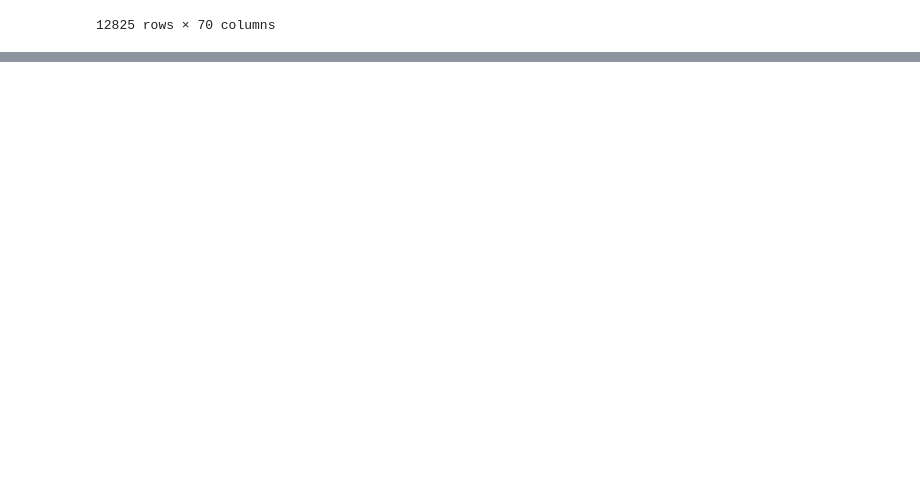
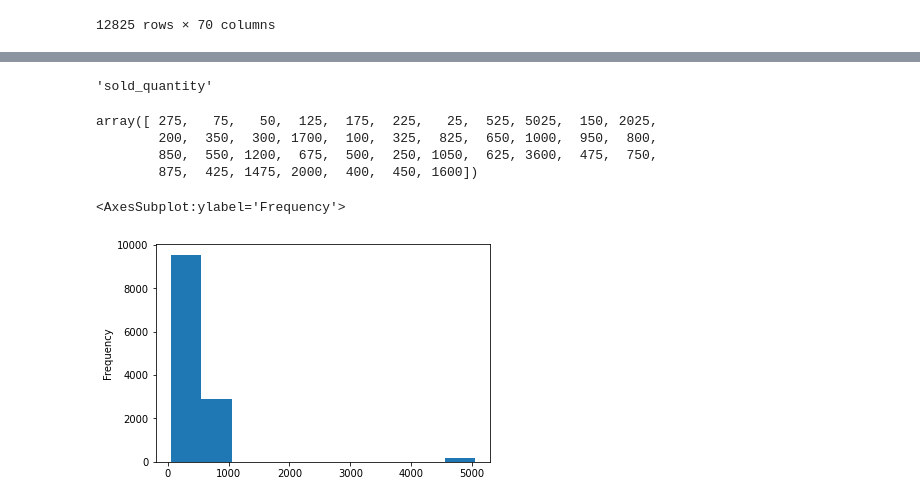
Before and after one commit to jacosta13/descuentos-MELI, a Jupyter notebook: Modelo.ipynb, the cells around one changed output, grey strips where cells are left out. Drawn from its saved outputs; the diff is of its cells as text; code cells hidden in the pictures; blank space fills up the shorter version.

```diff
--- a/Modelo.ipynb
+++ b/Modelo.ipynb
@@ -105,0 +607,4 @@ df_tot.to_csv("Data_Modelo/data_set.csv", index=False)
+# %%
+df["seller_address_country_name"] = df["seller_address_country_name"].map(
+    lambda x : x if x == "Colombia" else "Extranjero"
+)
@@ -105,0 +631,35 @@ df_tot.to_csv("Data_Modelo/data_set.csv", index=False)
+# %%
+cols_categoricas = [
+    "available_quantity",
+    "address_state_name",
+    "shipping_mode",
+    "shipping_logistic_type",
+    "seller_address_country_name",
+    "seller_address_state_name",
+    "ITEM_CONDITION"
+]
+
+var_respuesta = "sold_quantity"
+
+cols_numericas = [
+    "price",
+     "sold_quantity",
+    "order_backend",
+    "installments_quantity",
+    "installments_amount",
+    "shipping_free_shipping",
+    "NUM_ATTRIBUTEs",
+    "num_tags",
+    "best_seller_candidate",
+    "loyalty_discount_eligible",
+    "good_quality_picture",
+    "tiene_descuento",
+    "MODEL_bool",
+    "BRAND_bool",
+    "num_words_tittle",
+    "num_ints_tittle",
+    "num_letters_tittle"
+]
+# %%
+for col in cols_categoricas:
+    df[col] = df[col].astype(object)
@@ -105,0 +693,20 @@ df_tot.to_csv("Data_Modelo/data_set.csv", index=False)
+# %%
+var_respuesta
+# %% [output]
+'sold_quantity'
+# %%
+df[var_respuesta].unique()
+# %% [output]
+array([ 275,   75,   50,  125,  175,  225,   25,  525, 5025,  150, 2025,
+        200,  350,  300, 1700,  100,  325,  825,  650, 1000,  950,  800,
+        850,  550, 1200,  675,  500,  250, 1050,  625, 3600,  475,  750,
+        875,  425, 1475, 2000,  400,  450, 1600])
+# %%
+df[var_respuesta] = df[var_respuesta].map(
+    lambda x: 25*(1+round(x/25))
+)
+# %%
+df[var_respuesta].plot(kind="hist")
+# %% [output]
+<AxesSubplot:ylabel='Frequency'>
+[figure, added]
```
Also changed, not shown: parts of 108 cells of this notebook, 3 other files.
